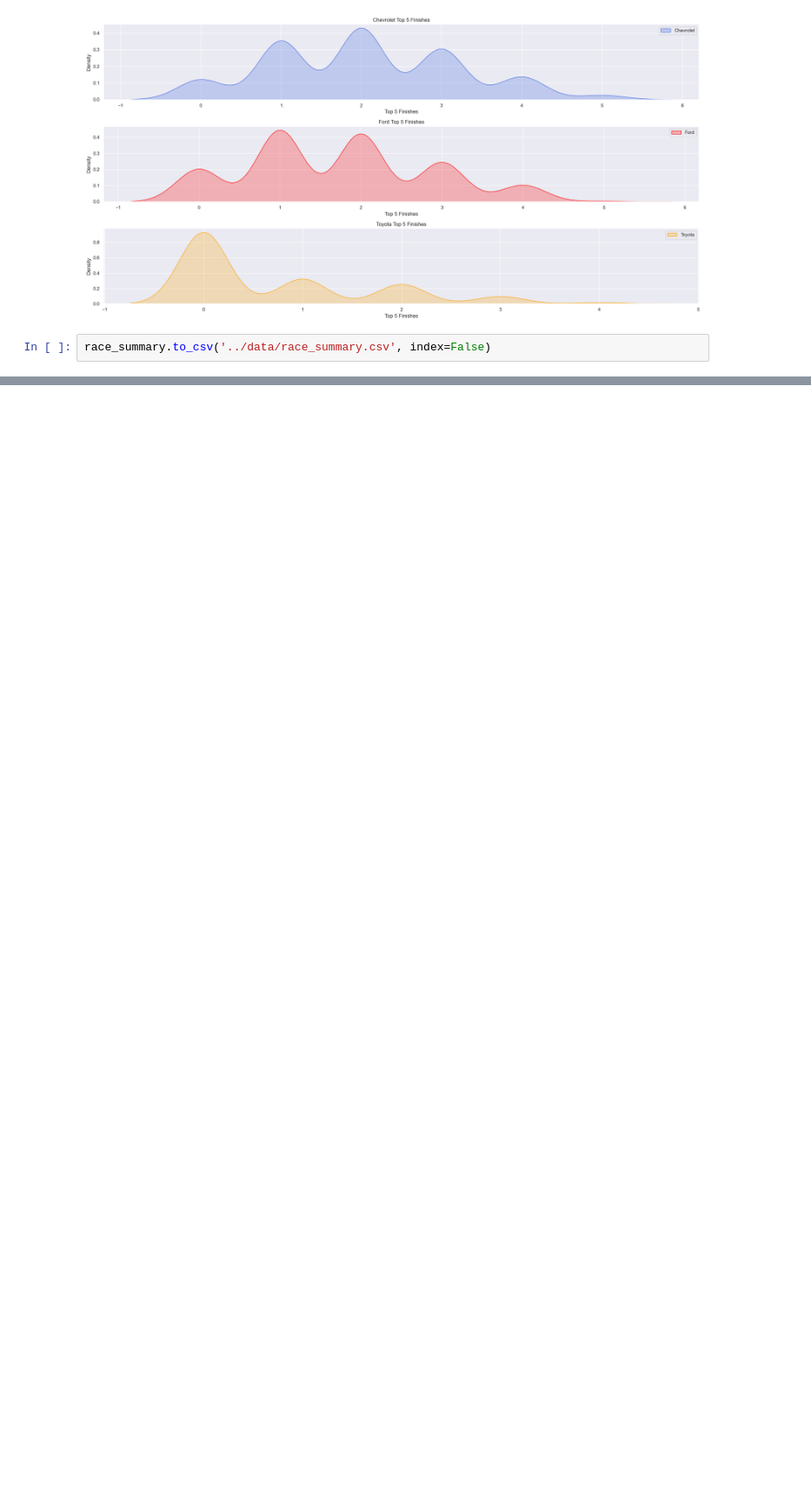
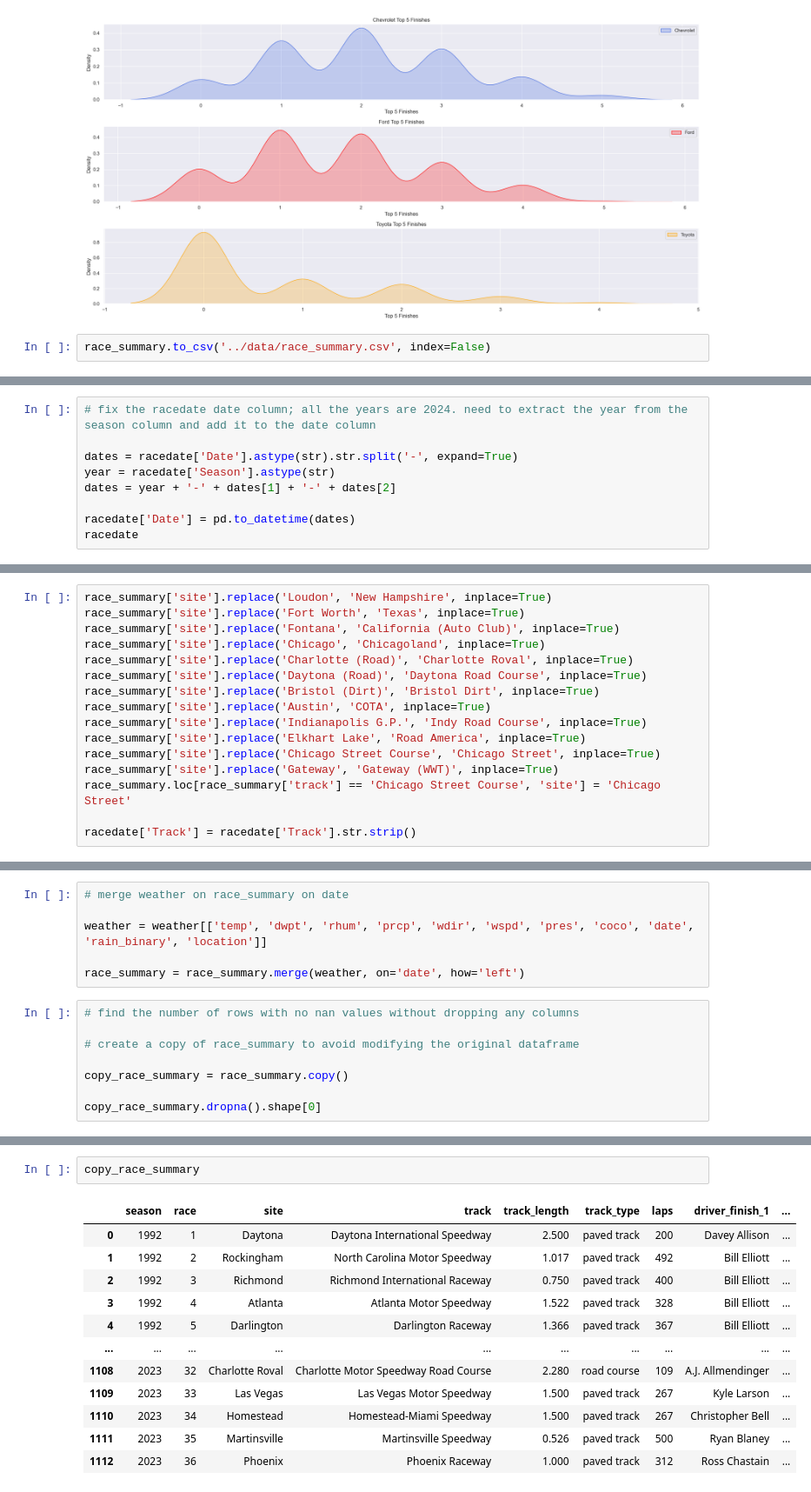
Before and after one commit to gbd2/stat425project, a Jupyter notebook: code/gavin_analysis.ipynb, the cells around one changed output, grey strips where cells are left out. Shown at 87% size. Saved outputs shown, nothing was run; the diff lists cells and outputs as text; blank space fills up the shorter version.

```diff
--- a/code/gavin_analysis.ipynb
+++ b/code/gavin_analysis.ipynb
@@ -252,0 +246,9 @@ race_summary.to_csv('../data/race_summary.csv', index=False)
+# %%
+# fix the racedate date column; all the years are 2024. need to extract the year from the season column and add it to the date column
+
+dates = racedate['Date'].astype(str).str.split('-', expand=True)
+year = racedate['Season'].astype(str)
+dates = year + '-' + dates[1] + '-' + dates[2]
+
+racedate['Date'] = pd.to_datetime(dates)
+racedate
@@ -252,0 +292,16 @@ race_summary.to_csv('../data/race_summary.csv', index=False)
+# %%
+race_summary['site'].replace('Loudon', 'New Hampshire', inplace=True)
+race_summary['site'].replace('Fort Worth', 'Texas', inplace=True)
+race_summary['site'].replace('Fontana', 'California (Auto Club)', inplace=True)
+race_summary['site'].replace('Chicago', 'Chicagoland', inplace=True)
+race_summary['site'].replace('Charlotte (Road)', 'Charlotte Roval', inplace=True)
+race_summary['site'].replace('Daytona (Road)', 'Daytona Road Course', inplace=True)
+race_summary['site'].replace('Bristol (Dirt)', 'Bristol Dirt', inplace=True)
+race_summary['site'].replace('Austin', 'COTA', inplace=True)
+race_summary['site'].replace('Indianapolis G.P.', 'Indy Road Course', inplace=True)
+race_summary['site'].replace('Elkhart Lake', 'Road America', inplace=True)
+race_summary['site'].replace('Chicago Street Course', 'Chicago Street', inplace=True)
+race_summary['site'].replace('Gateway', 'Gateway (WWT)', inplace=True)
+race_summary.loc[race_summary['track'] == 'Chicago Street Course', 'site'] = 'Chicago Street'
+
+racedate['Track'] = racedate['Track'].str.strip()
@@ -252,0 +370,14 @@ race_summary.to_csv('../data/race_summary.csv', index=False)
+# %%
+# merge weather on race_summary on date
+
+weather = weather[['temp', 'dwpt', 'rhum', 'prcp', 'wdir', 'wspd', 'pres', 'coco', 'date', 'rain_binary', 'location']]
+
+race_summary = race_summary.merge(weather, on='date', how='left')
+# %%
+# find the number of rows with no nan values without dropping any columns
+
+# create a copy of race_summary to avoid modifying the original dataframe
+
+copy_race_summary = race_summary.copy()
+
+copy_race_summary.dropna().shape[0]
@@ -252,0 +386,15 @@ race_summary.to_csv('../data/race_summary.csv', index=False)
+# %%
+copy_race_summary
+# %% [output]
+|  | season | race | site | track | track_length | track_type | laps | driver_finish_1 | ... |
+| 0 | 1992 | 1 | Daytona | Daytona International Speedway | 2.500 | paved track | 200 | Davey Allison | ... |
+| 1 | 1992 | 2 | Rockingham | North Carolina Motor Speedway | 1.017 | paved track | 492 | Bill Elliott | ... |
+| 2 | 1992 | 3 | Richmond | Richmond International Raceway | 0.750 | paved track | 400 | Bill Elliott | ... |
+| 3 | 1992 | 4 | Atlanta | Atlanta Motor Speedway | 1.522 | paved track | 328 | Bill Elliott | ... |
+| 4 | 1992 | 5 | Darlington | Darlington Raceway | 1.366 | paved track | 367 | Bill Elliott | ... |
+| ... | ... | ... | ... | ... | ... | ... | ... | ... | ... |
+| 1108 | 2023 | 32 | Charlotte Roval | Charlotte Motor Speedway Road Course | 2.280 | road course | 109 | A.J. Allmendinger | ... |
+| 1109 | 2023 | 33 | Las Vegas | Las Vegas Motor Speedway | 1.500 | paved track | 267 | Kyle Larson | ... |
+| 1110 | 2023 | 34 | Homestead | Homestead-Miami Speedway | 1.500 | paved track | 267 | Christopher Bell | ... |
+| 1111 | 2023 | 35 | Martinsville | Martinsville Speedway | 0.526 | paved track | 500 | Ryan Blaney | ... |
+| 1112 | 2023 | 36 | Phoenix | Phoenix Raceway | 1.000 | paved track | 312 | Ross Chastain | ... |
```
Also changed, not shown: parts of 13 cells of this notebook, 4 other files.
